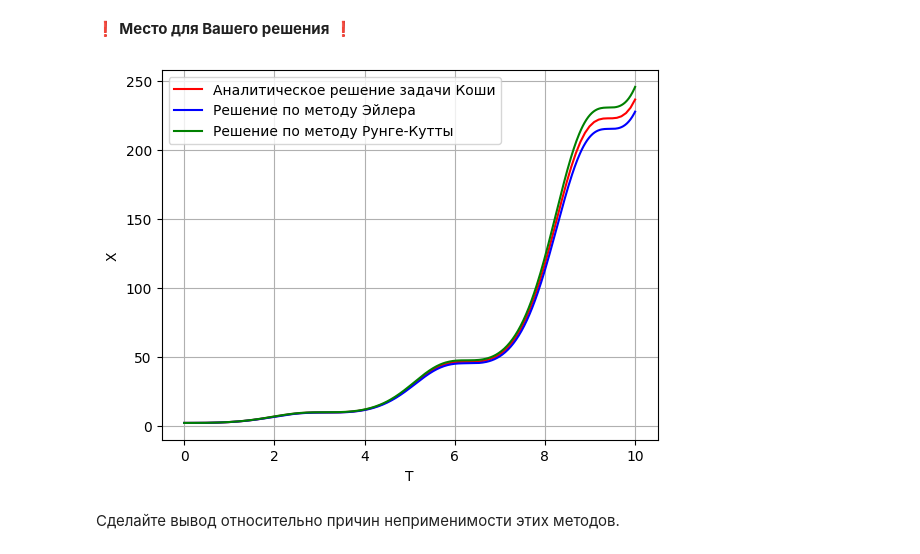
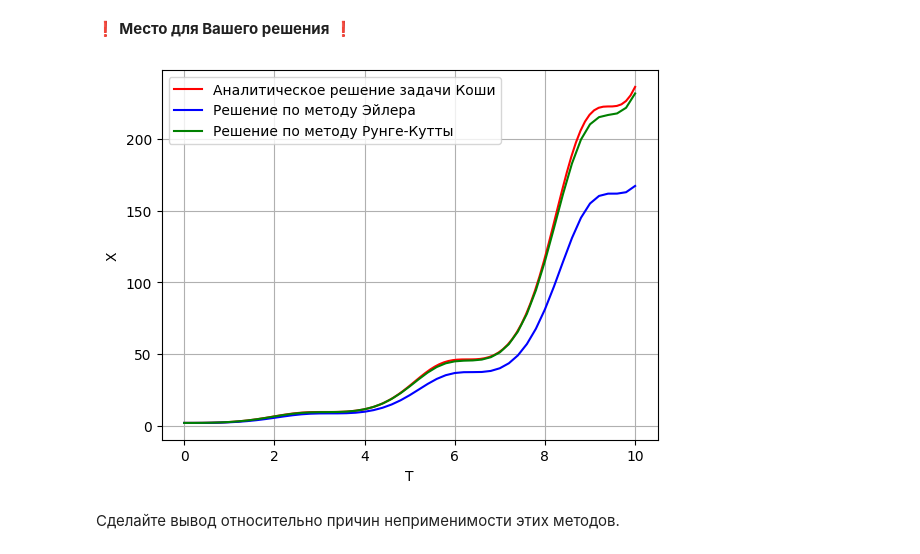
Before and after one commit to dimassolovev/differential-equations, a Jupyter notebook: lab_1.ipynb, the cells around one changed output. Saved outputs shown, nothing was run; the diff lists cells and outputs as text; code cells hidden in the pictures.

```diff
--- a/lab_1.ipynb
+++ b/lab_1.ipynb
@@ -181,7 +181,7 @@ def Runge_Kutta_method(fun, t, x_0, dt, args={}):
 
     b_2 = 1 / (26 % 8 + 1)
     b_1 = 1 - b_2
-    a_21 = 1 / b_2
+    a_21 = 1 /(2 * b_2)
 
     for i in range(1, len(t_points)):
         t_i = t_points[i-1]
@@ -631,22 +631,22 @@ def phi(t):
 # %%
 '''
 Постройте необходимые графики для анализа
 (не забудьте добавить легенду к графикам, чтобы отличать решения)
 '''
 
 t_segment = [0, 10]
 x_0 = [2]
 
-dt = 0.02
+dt = 0.2
 runge_kutta_t, runge_kutta_x = Runge_Kutta_method(f, t_segment, x_0, dt)
 euler_t, euler_x = Euler_method(f, t_segment, x_0, dt)
 
 
 plot_func(t_segment, phi, "red", "Aналитическое решение задачи Коши")
 plot_arr(euler_t, euler_x, "blue", "Решение по методу Эйлера")
 plot_arr(runge_kutta_t, runge_kutta_x, "green", "Решение по методу Рунге-Кутты")
 # %% [output]
-[figure, old version]
+[figure, new version]
 # %% [markdown]
 
 Сделайте вывод относительно причин неприменимости этих методов.
```
Also changed, not shown: parts of 11 cells of this notebook.
